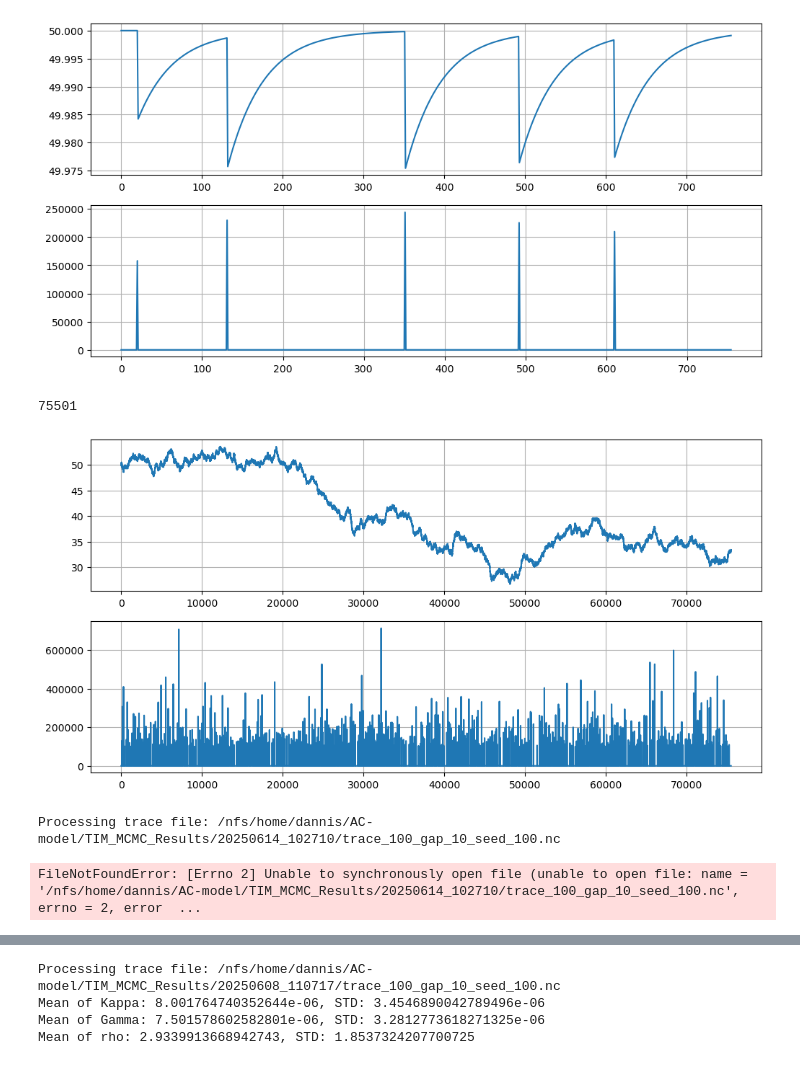
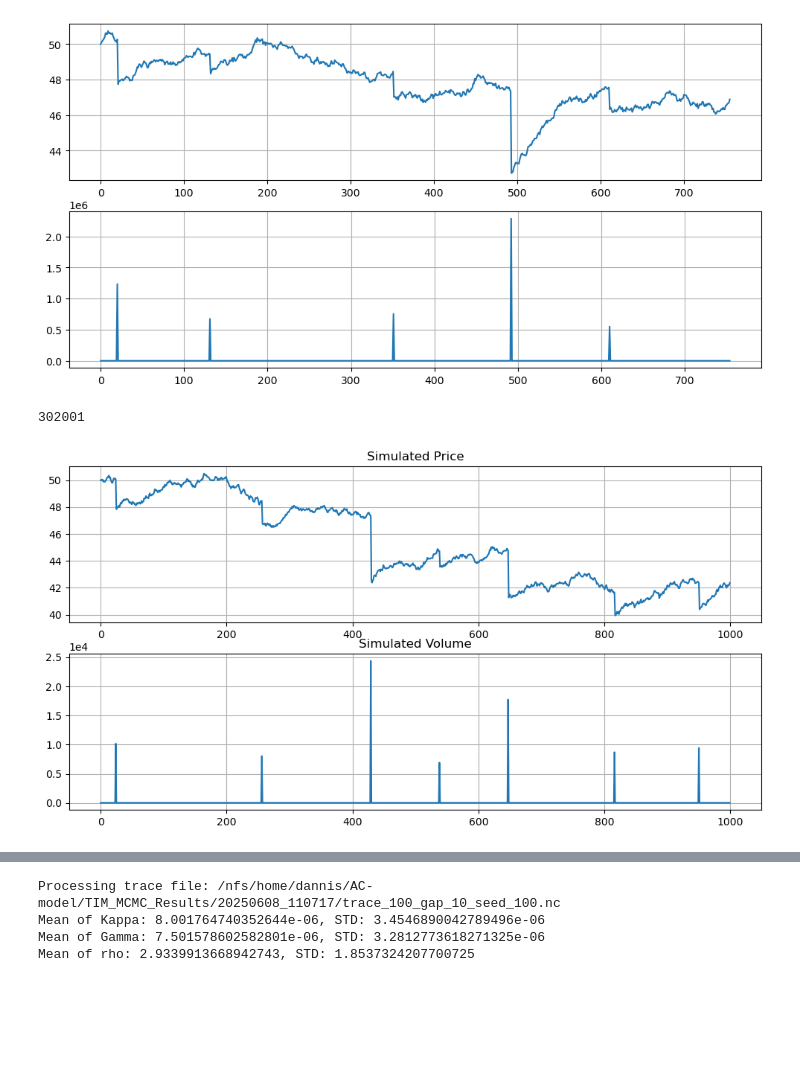
Before and after one commit to danni-shi/VaR_opt, a Jupyter notebook: TIM/notebook.ipynb, the cells around one changed output, grey strips where cells are left out. Drawn from its saved outputs; the diff is of its cells as text; code cells hidden in the pictures; blank space fills up the shorter version.

```diff
--- a/TIM/notebook.ipynb
+++ b/TIM/notebook.ipynb
@@ -32,11 +61,11 @@ sns.histplot(v_sim, color='blue', label='Exponential Distribution', alpha=0.5)
 
 from bayesian import simulate_data
 params = {
-        "kappa": 1e-5,   # transient impact scale
+        "kappa": 1e-4,   # transient impact scale
         "rho": 2.231,    # decay rate
-        "gamma": 0    # permanent impact scale
+        "gamma": 1e-4    # permanent impact scale
     }
-sigma = 0.   # volatility
+sigma = 0.95   # volatility
 tau = 0.01
 min_gap = 100
 seed = 100
@@ -49,39 +78,22 @@ axes[1].plot(data[1], label='Volume')
 axes[0].grid()
 axes[1].grid()
 # %% [output]
-[figure, old version]
+[figure, new version]
 # %%
 fig, axes = plt.subplots(2, 1, figsize=(12, 6))
-with open('/nfs/home/dannis/AC-model/TIM_simulated_data/20250620_162746/sim_data_500_gap_100_seed_114.pkl', 'rb') as f:
+with open('/nfs/home/dannis/AC-model/TIM/TIM_simulated_data/20250826/sim_data_2000_gap_100_seed_109.pkl','rb') as f:
     data = pickle.load(f)
     print(len(data[0]))
-axes[0].plot(data[0], label='Price')
-axes[1].plot(data[1], label='Volume')
+axes[0].plot(data[0][:1000], label='Price')
+axes[1].plot(data[1][:1000] * 0.01, label='Volume')
+axes[0].set_title('Simulated Price')
+axes[1].set_title('Simulated Volume')
+axes[1].ticklabel_format(axis='y', style='sci', scilimits=(0,0))
 axes[0].grid()
 axes[1].grid()
+
+plt.savefig('simulated_price_volume.png')
+plt.show()
 # %% [output]
-75501
+302001
-[figure, old version]
+[figure, new version]
-# %%
-import arviz as az
-
-trace_file = '/nfs/home/dannis/AC-model/TIM_MCMC_Results/20250614_102710/trace_100_gap_10_seed_100.nc'
-print(f"\nProcessing trace file: {trace_file}")
-idata = az.from_netcdf(trace_file)
-kappa_vals = idata.posterior['kappa'].values.reshape(-1)
-gamma_vals = idata.posterior['gamma'].values.reshape(-1)
-rho_vals = idata.posterior['rho'].values.reshape(-1)
-n_samples = kappa_vals.size
-n_scenarios = 500
-idx = np.random.randint(0, n_samples, size=n_scenarios)
-posterior_samples = {
-    "kappa": kappa_vals[idx],
-    "gamma": gamma_vals[idx],
-    "rho": rho_vals[idx]
-}
-print(f"Mean of Kappa: {np.mean(posterior_samples['kappa'])}, STD: {np.std(posterior_samples['kappa'])}")
-print(f"Mean of Gamma: {np.mean(posterior_samples['gamma'])}, STD: {np.std(posterior_samples['gamma'])}")
-print(f"Mean of rho: {np.mean(posterior_samples['rho'])}, STD: {np.std(posterior_samples['rho'])}")
-# %% [output]
-Processing trace file: /nfs/home/dannis/AC-model/TIM_MCMC_Results/20250614_102710/trace_100_gap_10_seed_100.nc
-FileNotFoundError: [Errno 2] Unable to synchronously open file (unable to open file: name = '/nfs/home/dannis/AC-model/TIM_MCMC_Results/20250614_102710/trace_100_gap_10_seed_100.nc', errno = 2, error  ...
```
Also changed, not shown: parts of 18 cells of this notebook, 19 other files.
